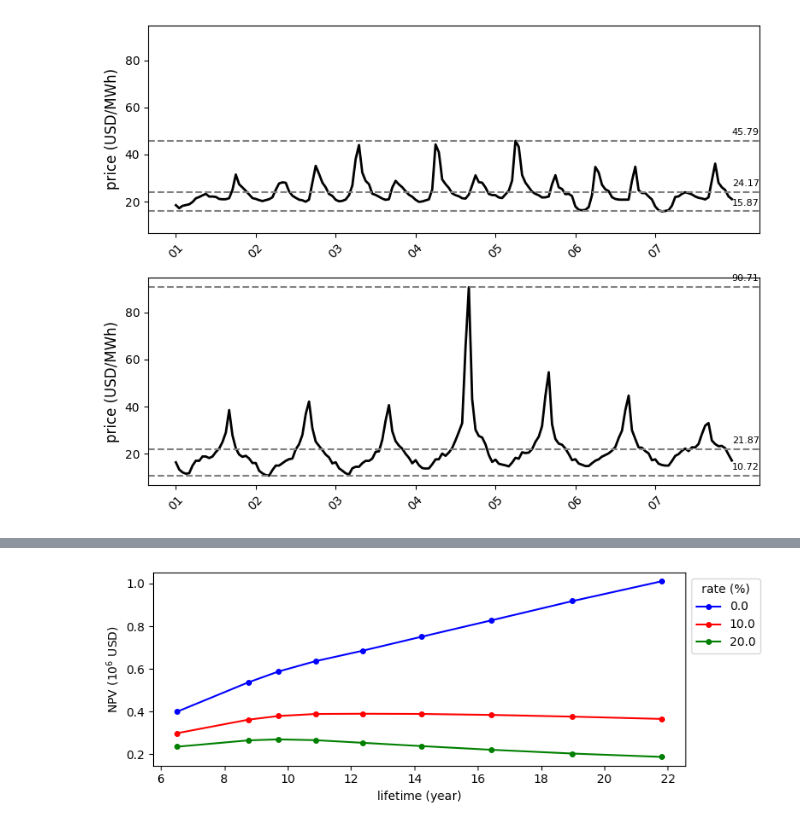
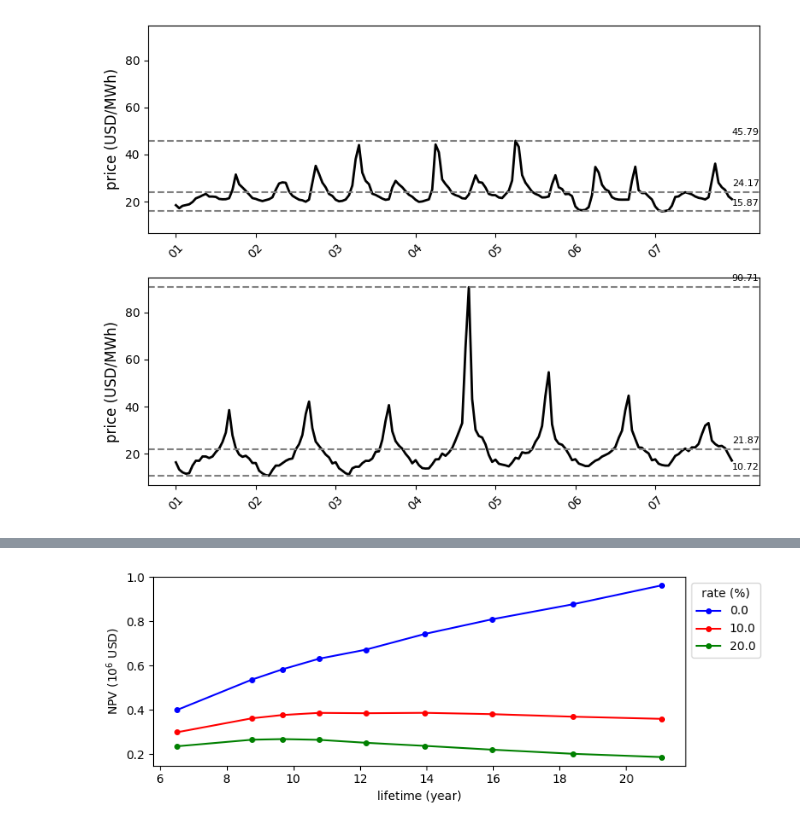
Before and after one commit to Captain-Noble/aging_aware_battery_control, a Jupyter notebook: arbitrage/arbitrage.ipynb, the cells around one changed output, grey strips where cells are left out. Saved outputs shown, nothing was run; the diff lists cells and outputs as text; code cells hidden in the pictures.

```diff
--- a/arbitrage/arbitrage.ipynb
+++ b/arbitrage/arbitrage.ipynb
@@ -237,9 +258,26 @@ def arbitrage_experiment(f_test, cell_constants, cons_frac, cons_mu, cons_gamma)
         hat_p[e] = f_test[e]
         if tilde_Q_t <= 0.90 * cell_constants['tilde_Q_1']:
             break
-        problem = arbitrage_set_parameter_values(problem, f_test[e], tilde_Q_t, tilde_q_t_1, tilde_Q_target, tilde_B_t, aging_coefficient_t, cons_mu)
-        problem.solve(solver=cp.CLARABEL, verbose=False)
-        assert problem.status != cp.INFEASIBLE
+
+
+        SoH_target_val = 0.80                    # 80 %
+        problem =        arbitrage_set_parameter_values(
+                   problem, f_test[e], tilde_Q_t, tilde_q_t_1,
+                   tilde_Q_target, tilde_B_t, aging_coefficient_t,
+                   cons_mu, cell_constants['SoH_target'])
+
+        try:
+            problem.solve(solver=cp.CLARABEL, verbose=False)
+        except cp.error.SolverError:          # numerical failure, etc.
+            print(f"Warning: cp.error.SolverError for {e}")
+            return None                       # tell the caller to skip this γ
+
+        if problem.status not in ["optimal", "optimal_inaccurate"]:
+            # MPC became infeasible because of the terminal-SoH constraint
+            print(f"Warning: infeasible terminal-SoH constraint for {e}")
+            return None
+
+
         tilde_b_H, tilde_q_H, tilde_delta_q_t = arbitrage_retrieve(problem)
         # Update battery-level variables
         p_t = f_test[e][0]
@@ -301,6 +339,8 @@ def arbitrage_experiment(f_test, cell_constants, cons_frac, cons_mu, cons_gamma)
                       'ah': ah,
                       'mu_one_plus_nu_q': mu_one_plus_nu_q,
                       'Sigma_rho': Sigma_rho}
+
+
     return battery_variables, cell_variables, battery_lifetime, ah_at_the_end
 
 def experiment_loop(f_test, cell_constants):
@@ -339,3 +379,11 @@ Experiment 9/9 completed in 224.98 seconds.
+# %%
+# ─── 仅保留 SoH 约束可行的实验 ───
+
+feasible = [i for i, bv in enumerate(bvs) if bv is not None]
+bvs  = [bvs[i]  for i in feasible]
+cvs  = [cvs[i]  for i in feasible]
+bls  = [bls[i]  for i in feasible]
+ahs  = [ahs[i]  for i in feasible]
 # %%
 output_dir = "./figures"
 os.makedirs(output_dir, exist_ok=True)
@@ -380,35 +428,38 @@ def calculate_npv_metrics(pbs, rates):
             rate = rates[k]
             npv = calculate_npv(revenue, rate)
             total_npv[j, k] = npv
             average_npv_hourly[j, k] = npv / len(revenue)
             discount_factors = (1 + rate) ** (-np.arange(1, len(revenue) + 1) / (365 * 24))
             discounted_revenue = revenue * discount_factors
             cumsum_npv_revenues[j].append(np.cumsum(discounted_revenue))
 
     return total_npv, average_npv_hourly, cumsum_npv_revenues
 
 rates = np.array([0.00, 0.1, 0.2])
 total_npv, average_npv_hourly, cumsum_npv_revenues = calculate_npv_metrics(pbs, rates)
 
 output_dir = "./figures"
 os.makedirs(output_dir, exist_ok=True)
 file_name = 'net_present_value.pdf'
 file_path = os.path.join(output_dir, file_name)
 fig, axes = plt.subplots(1, 1, figsize=(8, 3))
 cmap = coolwarm
 colors = ['blue', 'red', 'green']
 for j, rate in enumerate(rates):
-    axes.plot(lifetimes, total_npv[:,j]/1e6, color=colors[j], linestyle="solid", marker='o', markersize=4, label=f"{rates[j]*100:.1f}") #
+    axes.plot(lifetimes, total_npv[:, j]/1e6,
+              color=colors[j], linestyle='solid',
+              marker='o', markersize=4,
+              label=f"{rate*100:.1f}")
 axes.set_xlabel('lifetime (year)')
 #axes.set_xlim([0.0, 22])
 axes.set_ylabel(r'NPV ($10^6$ USD)')
 axes.legend(title='rate (%)', loc='upper left', bbox_to_anchor=(1, 1))
 axes.grid(False)
 plt.tight_layout()
 #plt.savefig(file_path, bbox_inches='tight')
 plt.show()
 # %% [output]
-[figure, old version]
+[figure, new version]
 # %%
 k = 1
 battery_variables = bvs[k]
```
Also changed, not shown: parts of 6 cells of this notebook, 4 other files.
